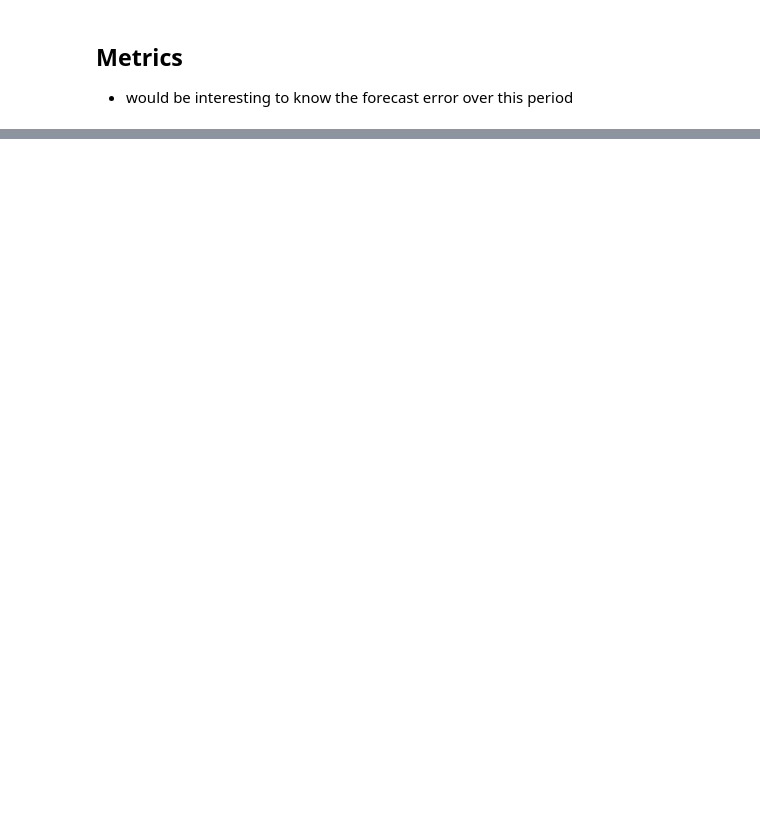
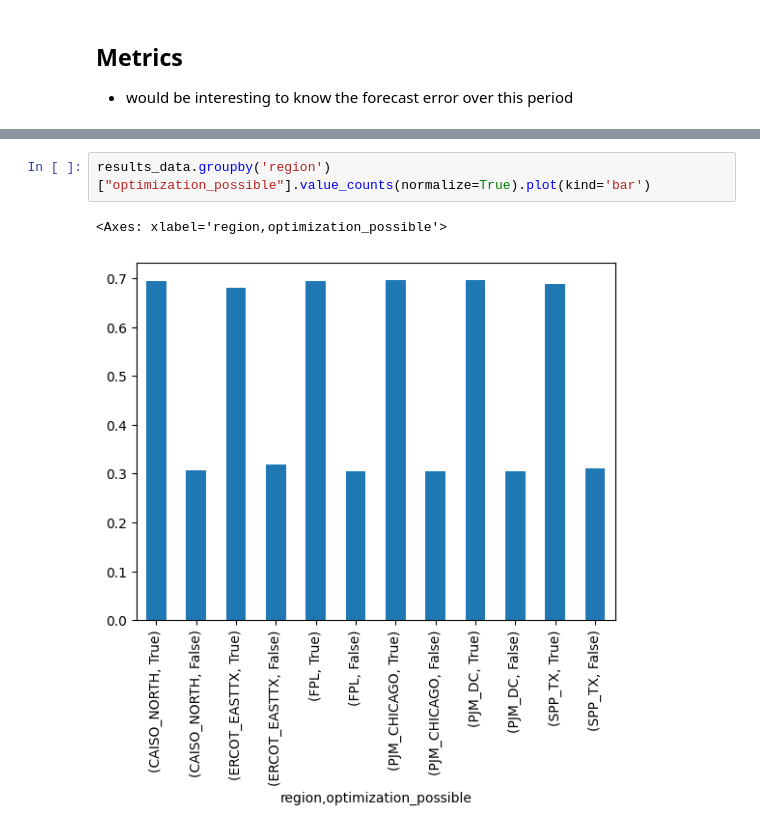
Before and after one commit to WattTime/watttime-python-client, a Jupyter notebook: evaluation/moer_synth_data_results_163k_20240730.ipynb, the cells around one changed output, grey strips where cells are left out. Cells and saved outputs as stored; diff of their text form; blank space fills up the shorter version.

```diff
--- a/evaluation/moer_synth_data_results_163k_20240730.ipynb
+++ b/evaluation/moer_synth_data_results_163k_20240730.ipynb
@@ -131,0 +83,5 @@ Name: proportion, dtype: float64
+# %%
+results_data.groupby('region')["optimization_possible"].value_counts(normalize=True).plot(kind='bar')
+# %% [output]
+<Axes: xlabel='region,optimization_possible'>
+[figure, added]
```
Also changed, not shown: parts of 45 cells of this notebook, 2 other files.
